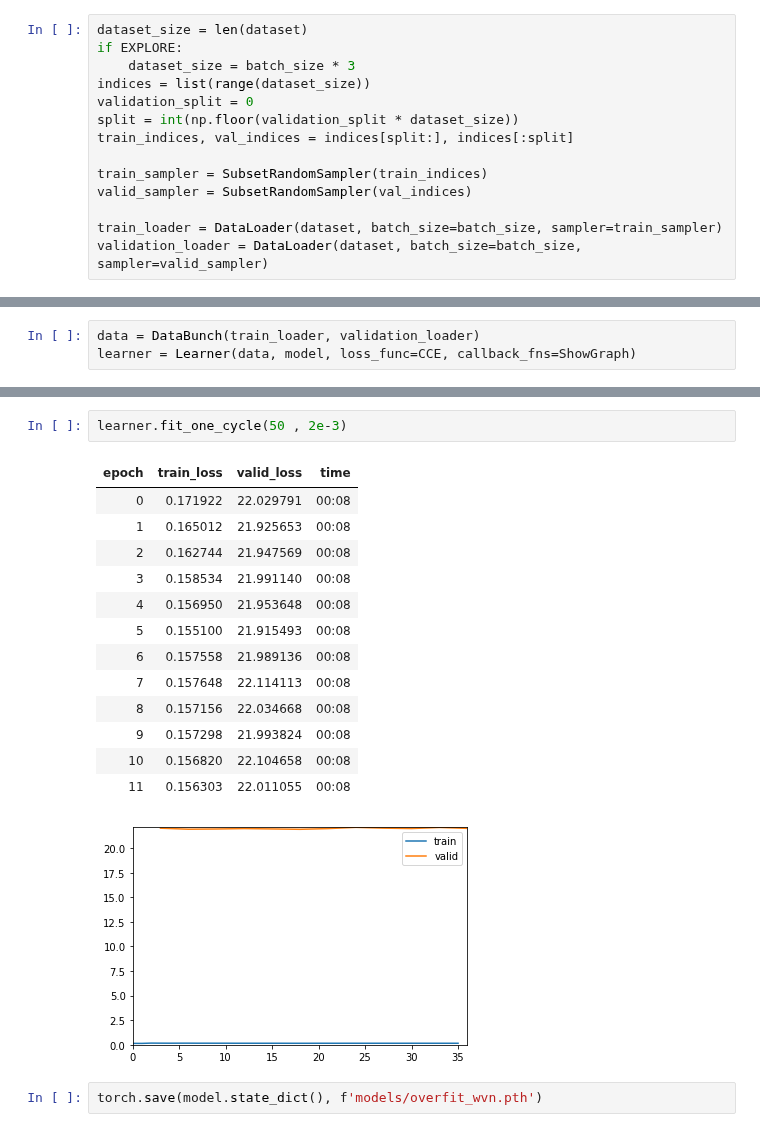
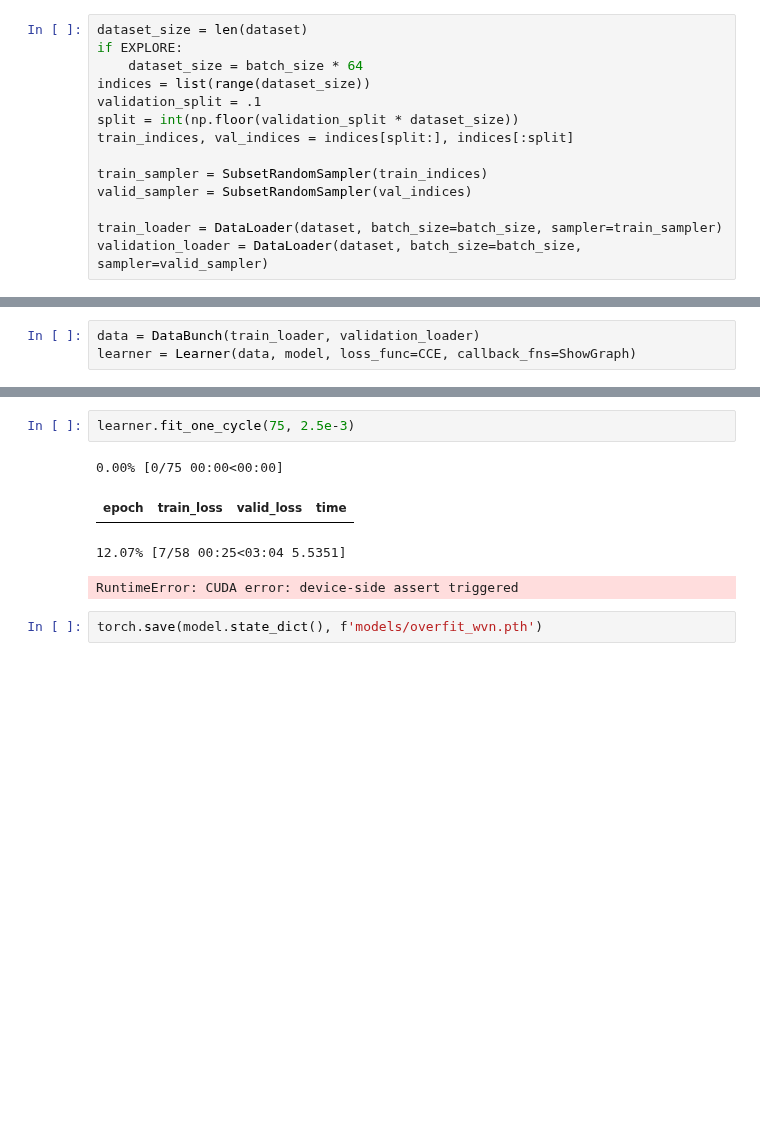
Before and after one commit to dvisockas/norse, a Jupyter notebook: fastai.ipynb, the cells around one changed output, grey strips where cells are left out. Drawn from its saved outputs; the diff is of its cells as text; blank space fills up the shorter version.

Commit message:
Try bigger batch to overfit

```diff
--- a/fastai.ipynb
+++ b/fastai.ipynb
@@ -40,9 +40,9 @@ dataset = SpeechDataset(clean_dir='data/clean/360/',
 # %%
 dataset_size = len(dataset)
 if EXPLORE:
-    dataset_size = batch_size * 3
+    dataset_size = batch_size * 64
 indices = list(range(dataset_size))
-validation_split = 0
+validation_split = .1
 split = int(np.floor(validation_split * dataset_size))
 train_indices, val_indices = indices[split:], indices[:split]
 
@@ -73,20 +72,10 @@ learner.recorder.plot()
 # %%
-learner.fit_one_cycle(50 , 2e-3)
+learner.fit_one_cycle(75, 2.5e-3)
 # %% [output]
+0.00% [0/75 00:00<00:00]
 | epoch | train_loss | valid_loss | time |
-| 0 | 0.171922 | 22.029791 | 00:08 |
-| 1 | 0.165012 | 21.925653 | 00:08 |
-| 2 | 0.162744 | 21.947569 | 00:08 |
-| 3 | 0.158534 | 21.991140 | 00:08 |
-| 4 | 0.156950 | 21.953648 | 00:08 |
-| 5 | 0.155100 | 21.915493 | 00:08 |
-| 6 | 0.157558 | 21.989136 | 00:08 |
-| 7 | 0.157648 | 22.114113 | 00:08 |
-| 8 | 0.157156 | 22.034668 | 00:08 |
-| 9 | 0.157298 | 21.993824 | 00:08 |
-| 10 | 0.156820 | 22.104658 | 00:08 |
-| 11 | 0.156303 | 22.011055 | 00:08 |
-[figure, removed]
+12.07% [7/58 00:25<03:04 5.5351]
+RuntimeError: CUDA error: device-side assert triggered
 # %%
 torch.save(model.state_dict(), f'models/overfit_wvn.pth')
 # %% [markdown]
```
Also changed, not shown: parts of 4 cells of this notebook.
